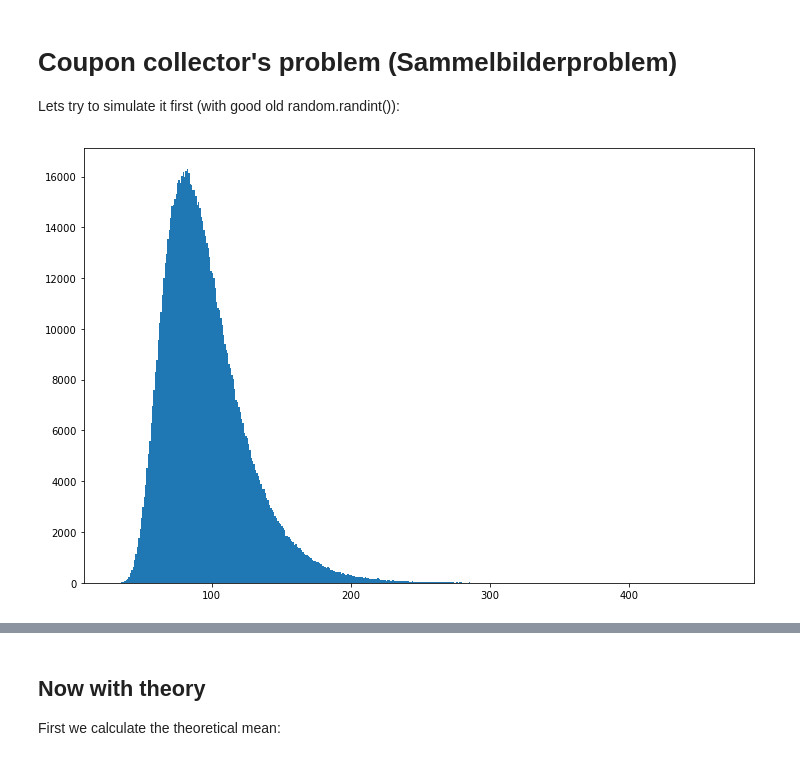
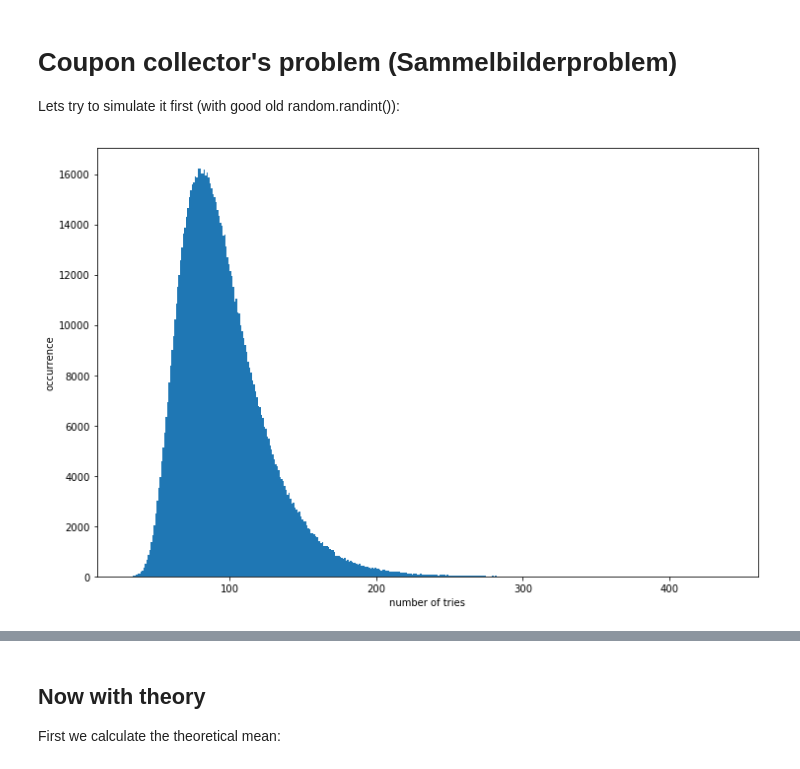
Before and after one commit to csett86/sammelbilderproblem, a Jupyter notebook: Sammelbilderproblem.ipynb, the cells around one changed output, grey strips where cells are left out. Drawn from its saved outputs; the diff is of its cells as text; code cells hidden in the pictures.

```diff
--- a/Sammelbilderproblem.ipynb
+++ b/Sammelbilderproblem.ipynb
@@ -31,8 +31,11 @@ for i in range(1, total_rounds + 1):
     every_attempt[i-1] = attempt
 # %%
 n, _, _ = plt.hist(every_attempt, bins=range(min(every_attempt), max(every_attempt)), label="attempts")
+plt.xlabel('number of tries')
+plt.ylabel('occurrence')
+plt.show()
 # %% [output]
-[figure, old version]
+[figure, new version]
 # %%
 print("When collecting", images, "images in a set, simulating", total_rounds, "tries:")
 print("The average number tries to get all is", numpy.mean(every_attempt), "images.")
```
Also changed, not shown: parts of 2 cells of this notebook.
